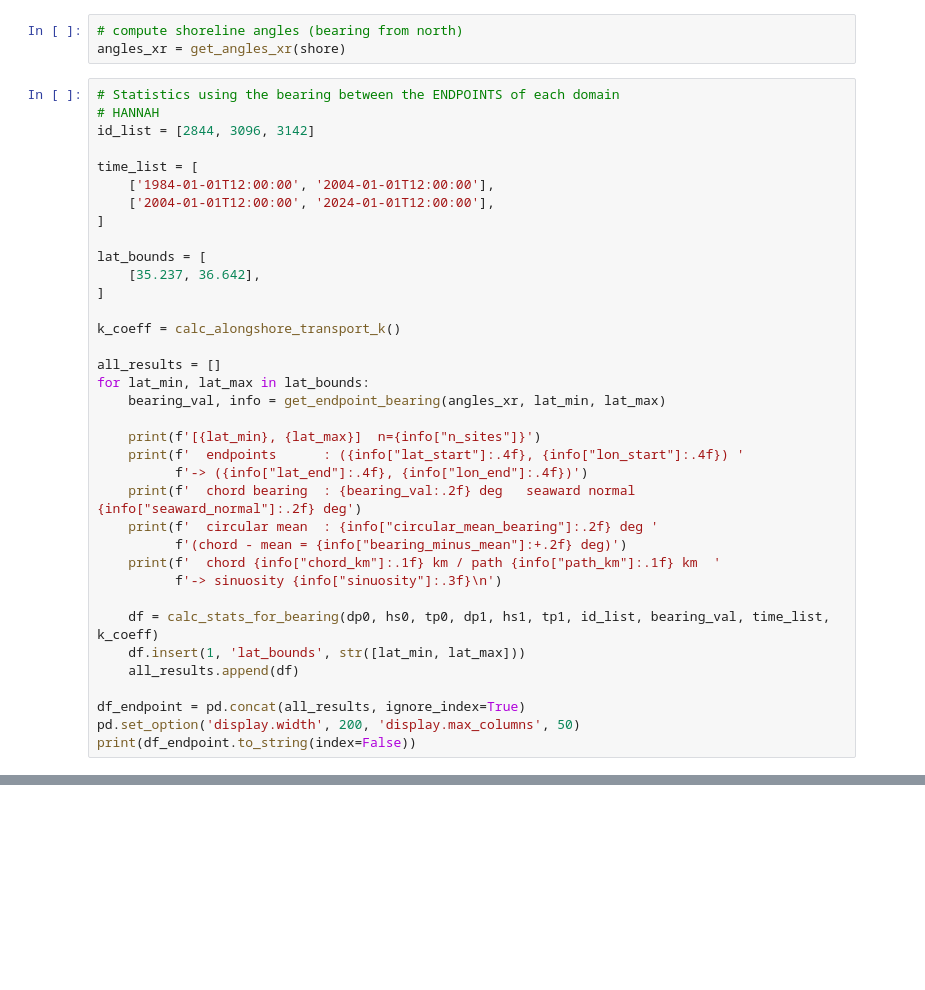
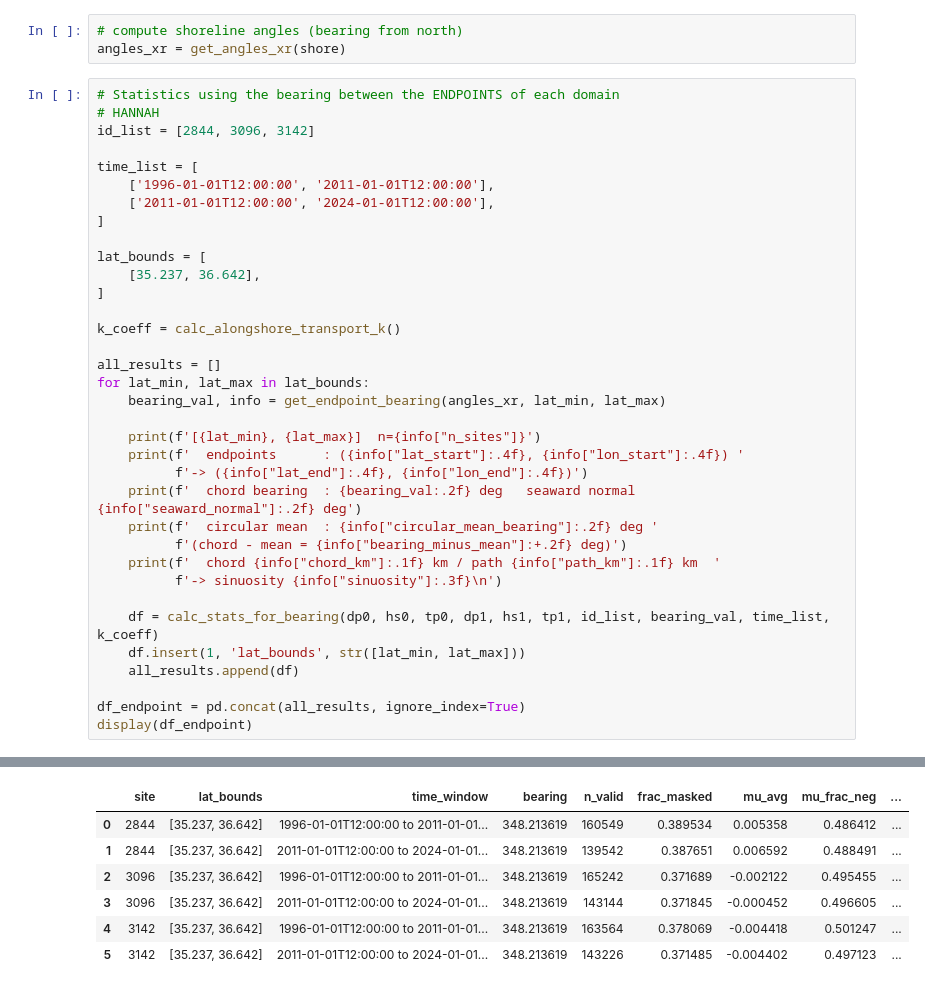
Before and after one commit to acdealy/coastal_diffusion_qs, a Jupyter notebook: quick_stats_endpoints_partitions.ipynb, the cells around one changed output, grey strips where cells are left out. Saved outputs shown, nothing was run; the diff lists cells and outputs as text; blank space fills up the shorter version.

```diff
--- a/quick_stats_endpoints_partitions.ipynb
+++ b/quick_stats_endpoints_partitions.ipynb
@@ -286,8 +286,8 @@ angles_xr = get_angles_xr(shore)
 id_list = [2844, 3096, 3142]
 
 time_list = [
-    ['1984-01-01T12:00:00', '2004-01-01T12:00:00'],
-    ['2004-01-01T12:00:00', '2024-01-01T12:00:00'],
+    ['1996-01-01T12:00:00', '2011-01-01T12:00:00'],
+    ['2011-01-01T12:00:00', '2024-01-01T12:00:00'],
 ]
 
 lat_bounds = [
@@ -314,8 +314,7 @@ for lat_min, lat_max in lat_bounds:
     all_results.append(df)
 
 df_endpoint = pd.concat(all_results, ignore_index=True)
-pd.set_option('display.width', 200, 'display.max_columns', 50)
-print(df_endpoint.to_string(index=False))
+display(df_endpoint)
 # %% [output]
 [35.237, 36.642]  n=2971
   endpoints      : (35.2371, -75.5262) -> (36.5504, -75.8674)
@@ -333,3 +324,10 @@ print(df_endpoint.to_string(index=False))
+|  | site | lat_bounds | time_window | bearing | n_valid | frac_masked | mu_avg | mu_frac_neg | ... |
+| 0 | 2844 | [35.237, 36.642] | 1996-01-01T12:00:00 to 2011-01-01... | 348.213619 | 160549 | 0.389534 | 0.005358 | 0.486412 | ... |
+| 1 | 2844 | [35.237, 36.642] | 2011-01-01T12:00:00 to 2024-01-01... | 348.213619 | 139542 | 0.387651 | 0.006592 | 0.488491 | ... |
+| 2 | 3096 | [35.237, 36.642] | 1996-01-01T12:00:00 to 2011-01-01... | 348.213619 | 165242 | 0.371689 | -0.002122 | 0.495455 | ... |
+| 3 | 3096 | [35.237, 36.642] | 2011-01-01T12:00:00 to 2024-01-01... | 348.213619 | 143144 | 0.371845 | -0.000452 | 0.496605 | ... |
+| 4 | 3142 | [35.237, 36.642] | 1996-01-01T12:00:00 to 2011-01-01... | 348.213619 | 163564 | 0.378069 | -0.004418 | 0.501247 | ... |
+| 5 | 3142 | [35.237, 36.642] | 2011-01-01T12:00:00 to 2024-01-01... | 348.213619 | 143226 | 0.371485 | -0.004402 | 0.497123 | ... |
 # %%
 # Statistics using the bearing between the ENDPOINTS of each domain
 # ROYA
```
Also changed, not shown: parts of 6 cells of this notebook.
